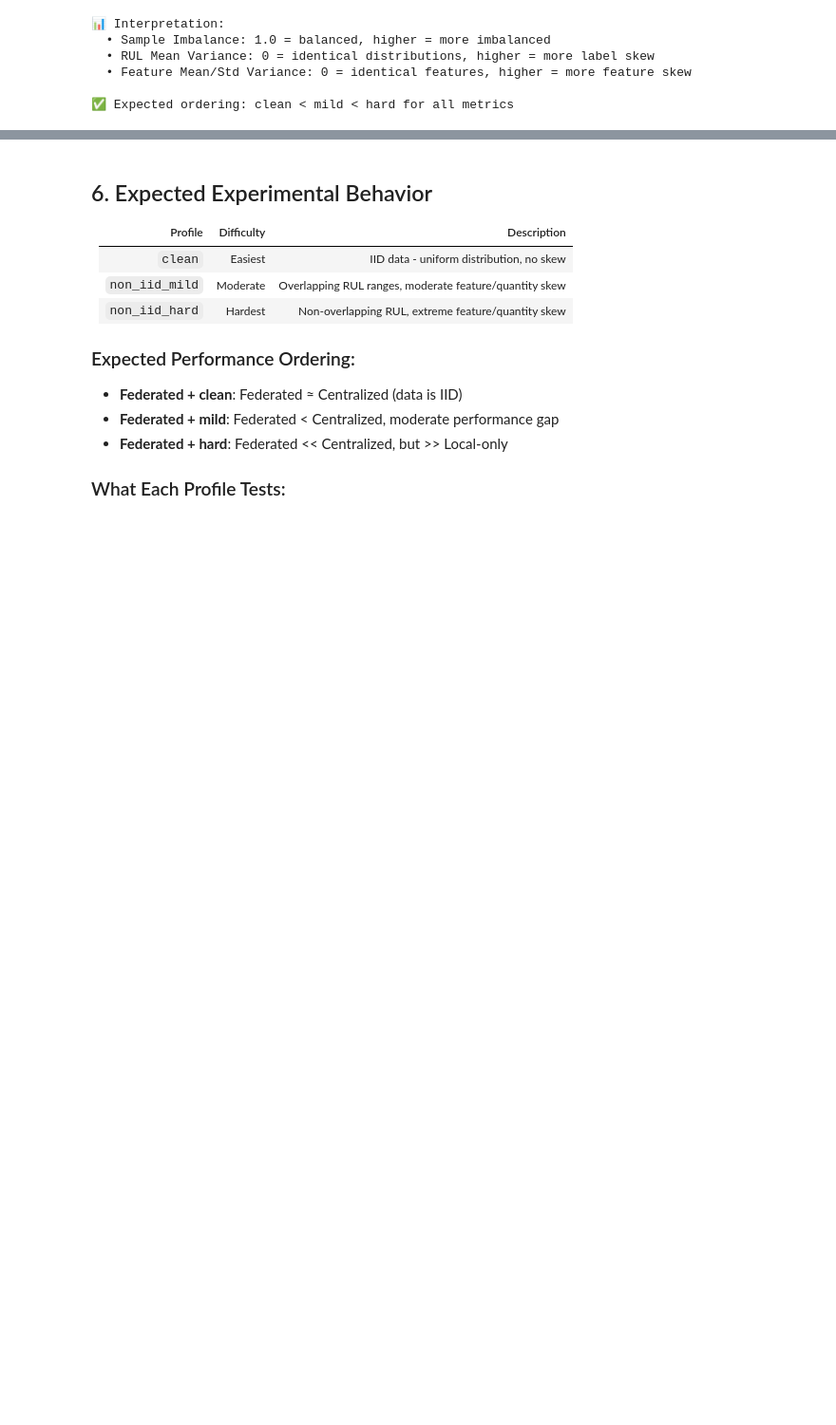
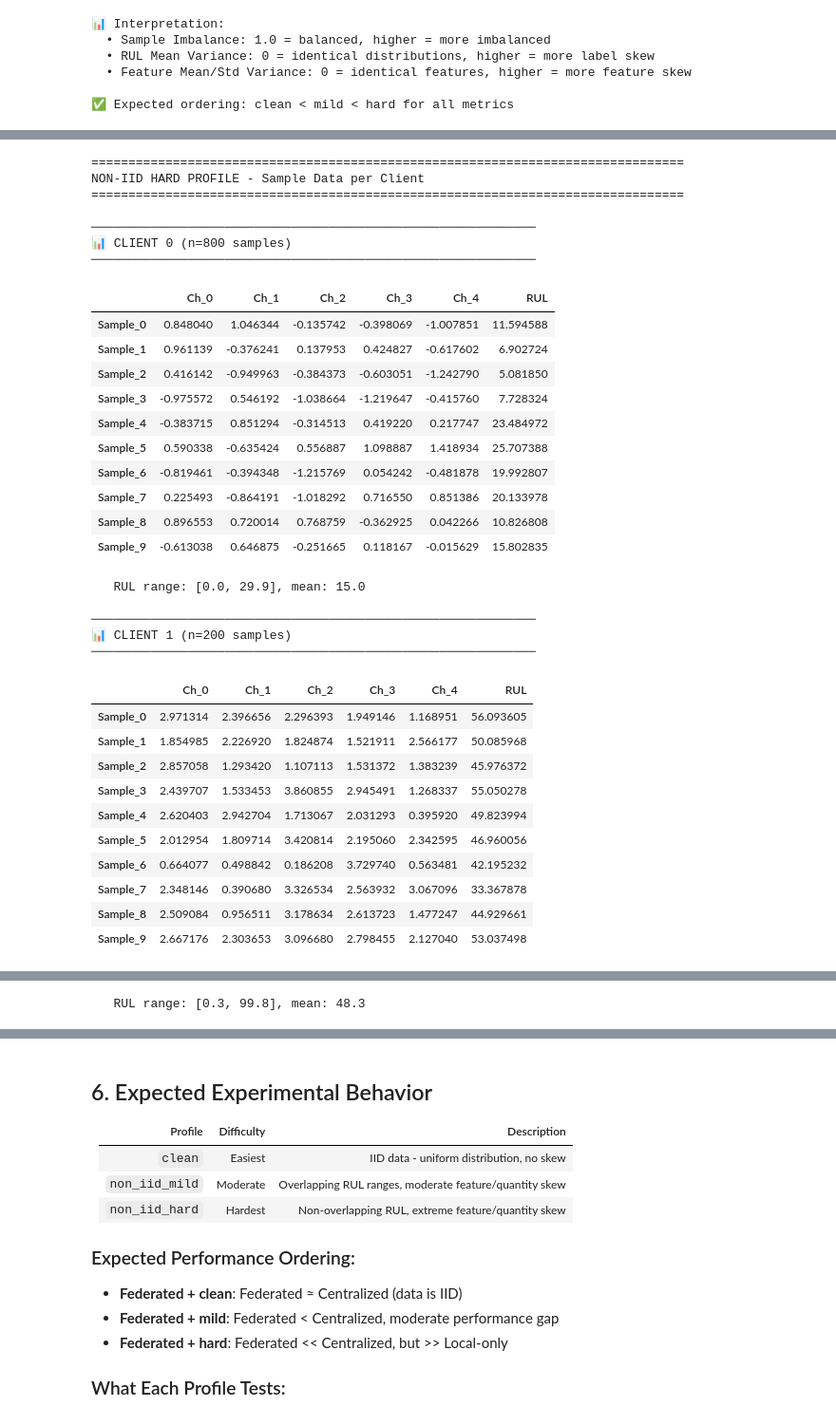
Before and after one commit to AthSri0507/FL_based_IndustrialMaintenance, a Jupyter notebook: notebooks/03_data_profile_comparison.ipynb, the cells around one changed output, grey strips where cells are left out. Shown at 95% size. Cells and saved outputs as stored; diff of their text form; code cells hidden in the pictures; blank space fills up the shorter version.

```diff
--- a/notebooks/03_data_profile_comparison.ipynb
+++ b/notebooks/03_data_profile_comparison.ipynb
@@ -572,0 +809,19 @@ HETEROGENEITY METRICS (Quantitative Comparison)
+# %%
+# View data shapes and structure for all three profiles
+print("=" * 80)
+print("DATA STRUCTURE OVERVIEW")
+print("=" * 80)
+
+print("\n📊 CLEAN PROFILE:")
+print(f"   X_clean shape: {X_clean.shape}")
+print(f"   y_clean shape: {y_clean.shape}")
+print(f"   X dimensions: (num_samples, seq_length, num_channels) = ({X_clean.shape[0]}, {X_clean.shape[1]}, {X_clean.shape[2]})")
+print(f"   Data type: X={X_clean.dtype}, y={y_clean.dtype}")
+
+print("\n📊 NON-IID MILD PROFILE:")
+for i, (X_c, y_c) in enumerate(mild_partitions):
+    print(f"   Client {i}: X shape={X_c.shape}, y shape={y_c.shape}")
+
+print("\n📊 NON-IID HARD PROFILE:")
+for i, (X_c, y_c) in enumerate(hard_partitions):
+    print(f"   Client {i}: X shape={X_c.shape}, y shape={y_c.shape}")
@@ -572,0 +973,59 @@ HETEROGENEITY METRICS (Quantitative Comparison)
+# %%
+# View NON-IID HARD profile data for each client
+print("=" * 80)
+print("NON-IID HARD PROFILE - Sample Data per Client")
+print("=" * 80)
+
+for client_id in range(NUM_CLIENTS):
+    X_c, y_c = hard_partitions[client_id]
+
+    print(f"\n{'─' * 60}")
+    print(f"📊 CLIENT {client_id} (n={len(X_c)} samples)")
+    print(f"{'─' * 60}")
+
+    # Show feature values at time step 0 for first 3 samples
+    df_hard = pd.DataFrame(
+        X_c[:10, 0, :5],  # First 3 samples, time step 0, first 5 channels
+        columns=[f'Ch_{i}' for i in range(5)]
+    )
+    df_hard['RUL'] = y_c[:10]
+    df_hard.index = [f'Sample_{i}' for i in range(10)]
+    display(df_hard.round(10))
+
+    # Show RUL range
+    print(f"   RUL range: [{y_c.min():.1f}, {y_c.max():.1f}], mean: {y_c.mean():.1f}")
+# %% [output]
+================================================================================
+NON-IID HARD PROFILE - Sample Data per Client
+================================================================================
+
+────────────────────────────────────────────────────────────
+📊 CLIENT 0 (n=800 samples)
+────────────────────────────────────────────────────────────
+|  | Ch_0 | Ch_1 | Ch_2 | Ch_3 | Ch_4 | RUL |
+| Sample_0 | 0.848040 | 1.046344 | -0.135742 | -0.398069 | -1.007851 | 11.594588 |
+| Sample_1 | 0.961139 | -0.376241 | 0.137953 | 0.424827 | -0.617602 | 6.902724 |
+| Sample_2 | 0.416142 | -0.949963 | -0.384373 | -0.603051 | -1.242790 | 5.081850 |
+| Sample_3 | -0.975572 | 0.546192 | -1.038664 | -1.219647 | -0.415760 | 7.728324 |
+| Sample_4 | -0.383715 | 0.851294 | -0.314513 | 0.419220 | 0.217747 | 23.484972 |
+| Sample_5 | 0.590338 | -0.635424 | 0.556887 | 1.098887 | 1.418934 | 25.707388 |
+| Sample_6 | -0.819461 | -0.394348 | -1.215769 | 0.054242 | -0.481878 | 19.992807 |
+| Sample_7 | 0.225493 | -0.864191 | -1.018292 | 0.716550 | 0.851386 | 20.133978 |
+| Sample_8 | 0.896553 | 0.720014 | 0.768759 | -0.362925 | 0.042266 | 10.826808 |
+| Sample_9 | -0.613038 | 0.646875 | -0.251665 | 0.118167 | -0.015629 | 15.802835 |
+   RUL range: [0.0, 29.9], mean: 15.0
+
+────────────────────────────────────────────────────────────
+📊 CLIENT 1 (n=200 samples)
+────────────────────────────────────────────────────────────
+|  | Ch_0 | Ch_1 | Ch_2 | Ch_3 | Ch_4 | RUL |
+| Sample_0 | 2.971314 | 2.396656 | 2.296393 | 1.949146 | 1.168951 | 56.093605 |
+| Sample_1 | 1.854985 | 2.226920 | 1.824874 | 1.521911 | 2.566177 | 50.085968 |
+| Sample_2 | 2.857058 | 1.293420 | 1.107113 | 1.531372 | 1.383239 | 45.976372 |
+| Sample_3 | 2.439707 | 1.533453 | 3.860855 | 2.945491 | 1.268337 | 55.050278 |
+| Sample_4 | 2.620403 | 2.942704 | 1.713067 | 2.031293 | 0.395920 | 49.823994 |
+| Sample_5 | 2.012954 | 1.809714 | 3.420814 | 2.195060 | 2.342595 | 46.960056 |
+| Sample_6 | 0.664077 | 0.498842 | 0.186208 | 3.729740 | 0.563481 | 42.195232 |
+| Sample_7 | 2.348146 | 0.390680 | 3.326534 | 2.563932 | 3.067096 | 33.367878 |
+| Sample_8 | 2.509084 | 0.956511 | 3.178634 | 2.613723 | 1.477247 | 44.929661 |
+| Sample_9 | 2.667176 | 2.303653 | 3.096680 | 2.798455 | 2.127040 | 53.037498 |
@@ -572,0 +1080 @@ HETEROGENEITY METRICS (Quantitative Comparison)
+   RUL range: [0.3, 99.8], mean: 48.3
```
Also changed, not shown: parts of 11 cells of this notebook, 55 other files.
